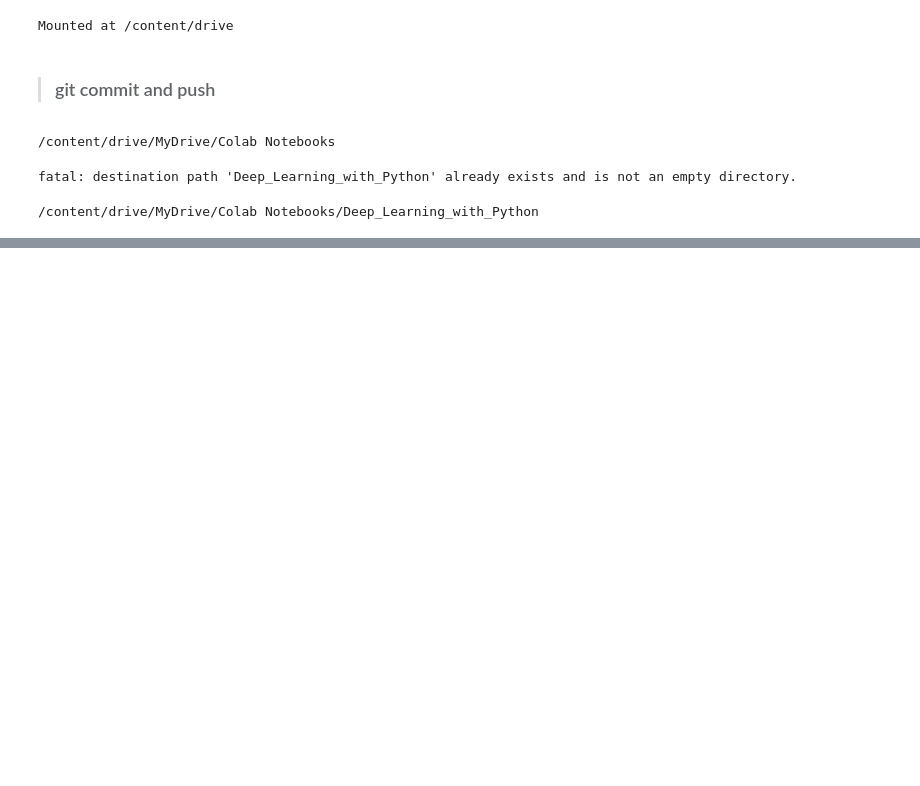
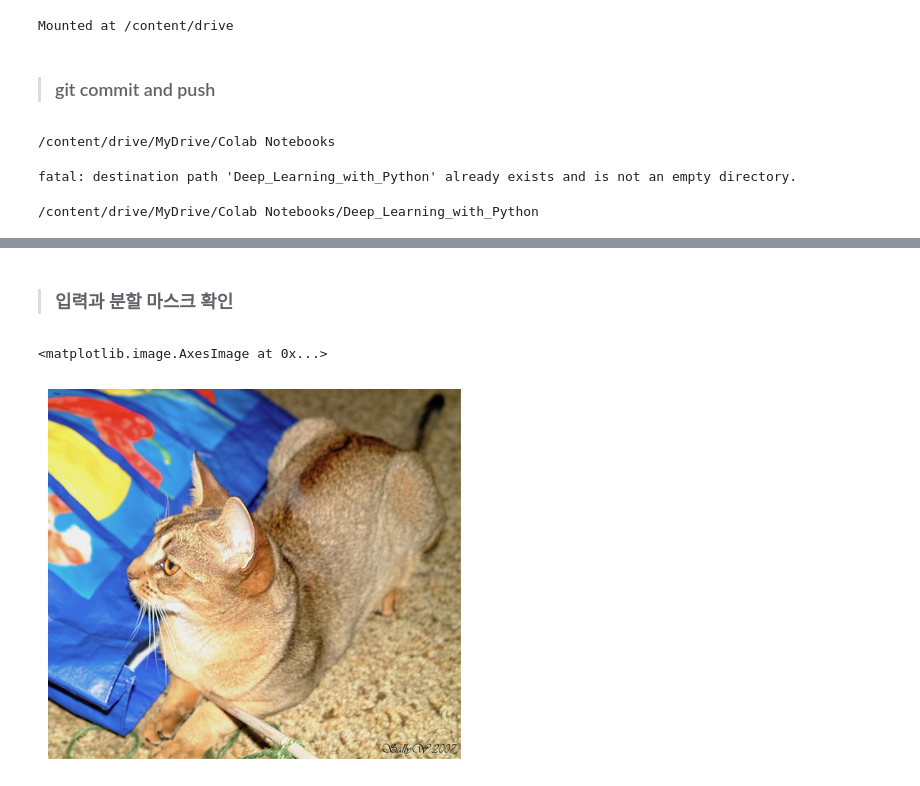
Before and after one commit to Hot-KimChi/Colab_Notebook, a Jupyter notebook: 9_1_3EA_computer_vision.ipynb, the cells around one changed output, grey strips where cells are left out. Drawn from its saved outputs; the diff is of its cells as text; code cells hidden in the pictures; blank space fills up the shorter version.

```diff
--- a/9_1_3EA_computer_vision.ipynb
+++ b/9_1_3EA_computer_vision.ipynb
@@ -51,0 +100,28 @@ input_dir = 'images'
+# %%
+import os
+
+input_dir = 'images'
+target_dir = 'annotations/trimaps/'
+
+input_img_paths = sorted(
+    [
+        os.path.join(input_dir, fname) for fname in os.listdir(input_dir)
+        if fname.endswith('.jpg')
+    ])
+
+target_img_paths = sorted(
+    [
+        os.path.join(target_dir, fname) for fname in os.listdir(target_dir)
+        if fname.endswith('.png') and not fname.startswith('.')
+    ])
+# %% [markdown]
+>### 입력과 분할 마스크 확인
+# %%
+import matplotlib.pyplot as plt
+from tensorflow.keras.utils import load_img, img_to_array
+
+plt.axis('off')
+plt.imshow(load_img(input_img_paths[9]))
+# %% [output]
+<matplotlib.image.AxesImage at 0x...>
+[figure, added]
```
Also changed, not shown: parts of 6 cells of this notebook.
